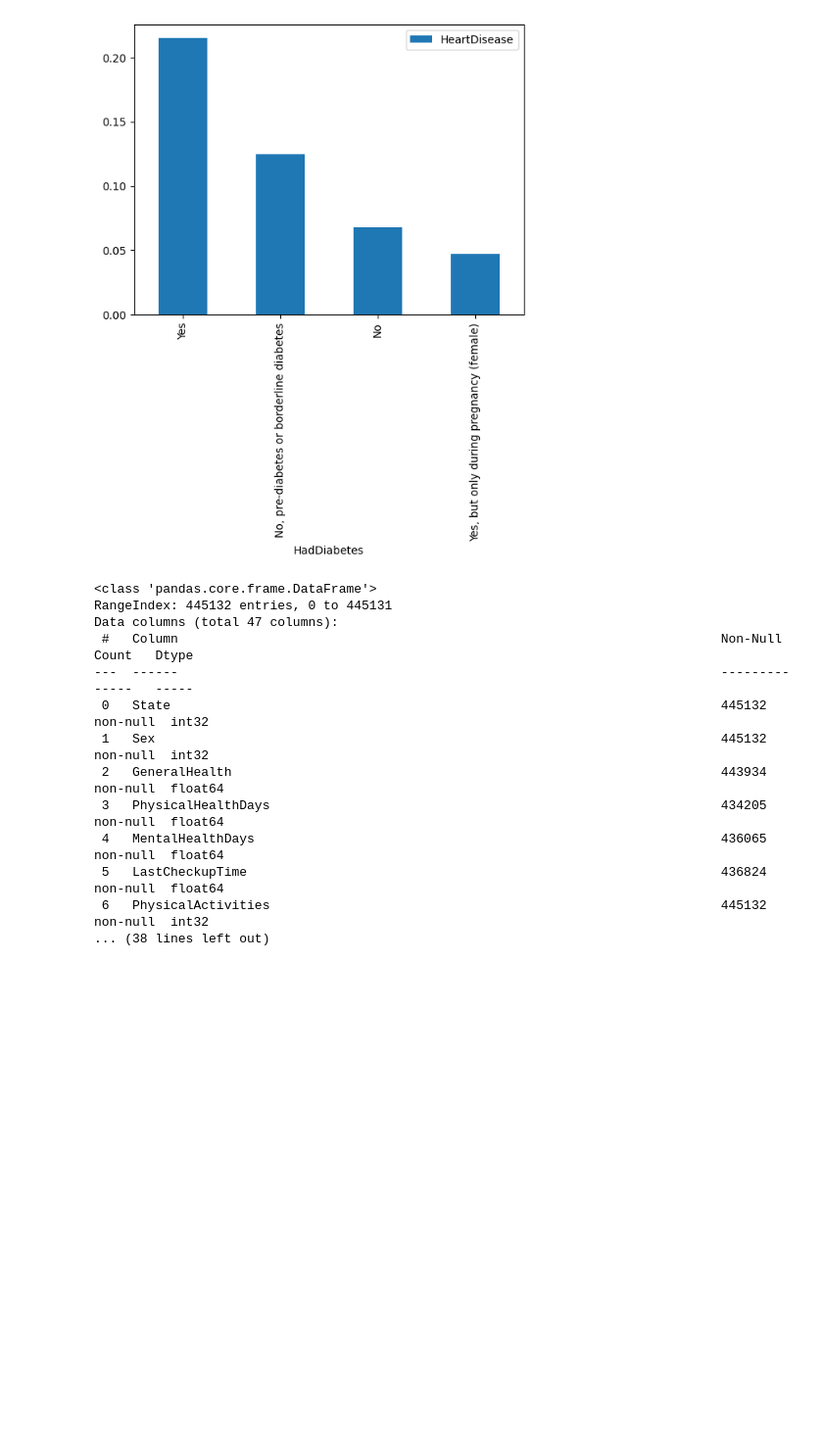
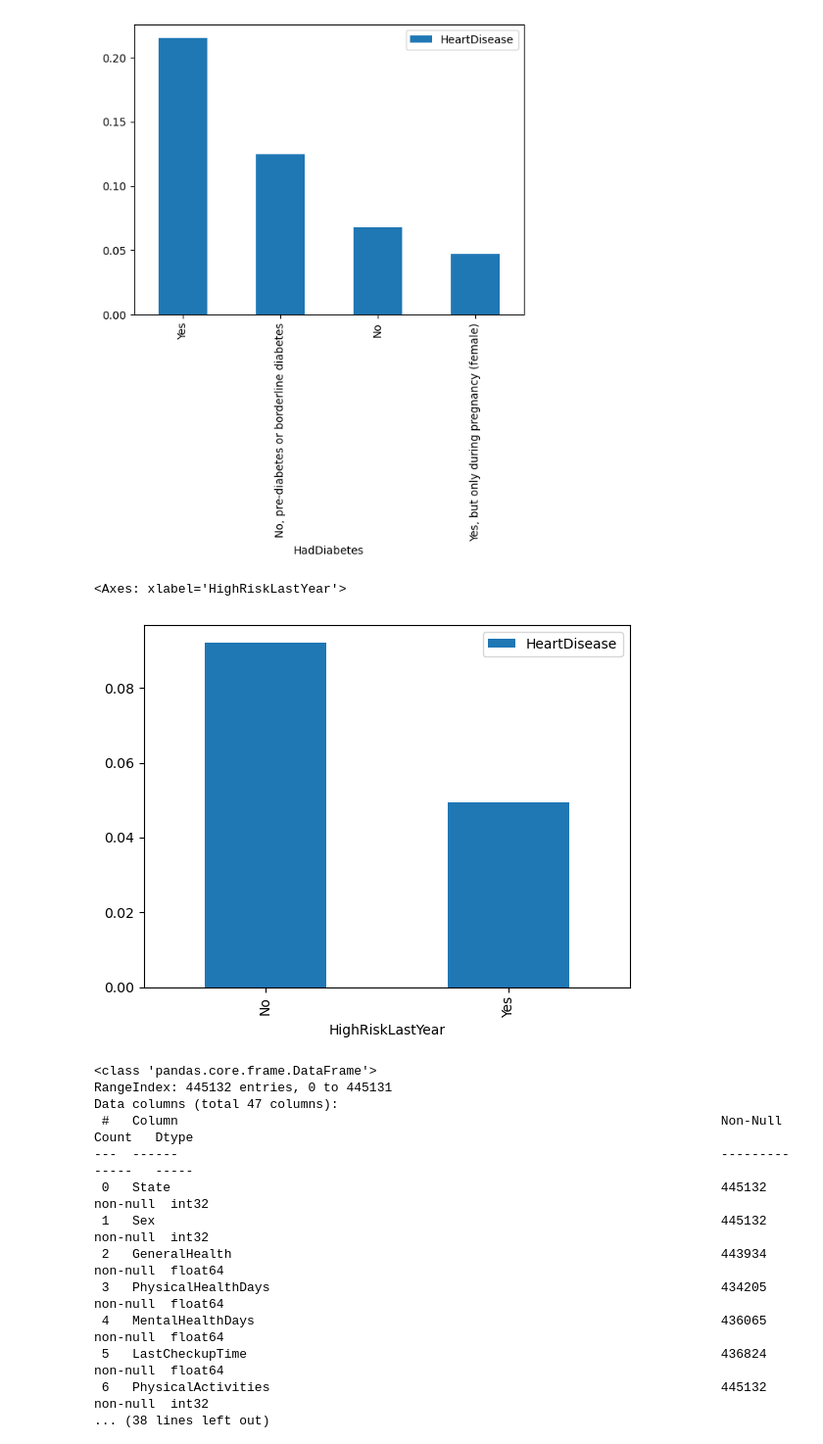
Before and after one commit to JaydenCJH/project_HD, a Jupyter notebook: ChoiJaeHyung.ipynb, the cells around one changed output. Shown: that part at 98% size. Cells and saved outputs as stored; diff of their text form; code cells hidden in the pictures; blank space fills up the shorter version.

```diff
--- a/ChoiJaeHyung.ipynb
+++ b/ChoiJaeHyung.ipynb
@@ -307,6 +307,11 @@ temp[['HadDiabetes', 'HeartDisease']].groupby(['HadDiabetes']).mean().sort_value
 # %% [output]
 <Axes: xlabel='HadDiabetes'>
 [figure]
+# %%
+temp[['HighRiskLastYear', 'HeartDisease']].groupby(['HighRiskLastYear']).mean().sort_values(by = 'HeartDisease', ascending = False).plot.bar()
+# %% [output]
+<Axes: xlabel='HighRiskLastYear'>
+[figure, added]
 # %%
 temp_encoded.info()
 # %% [output]
```
